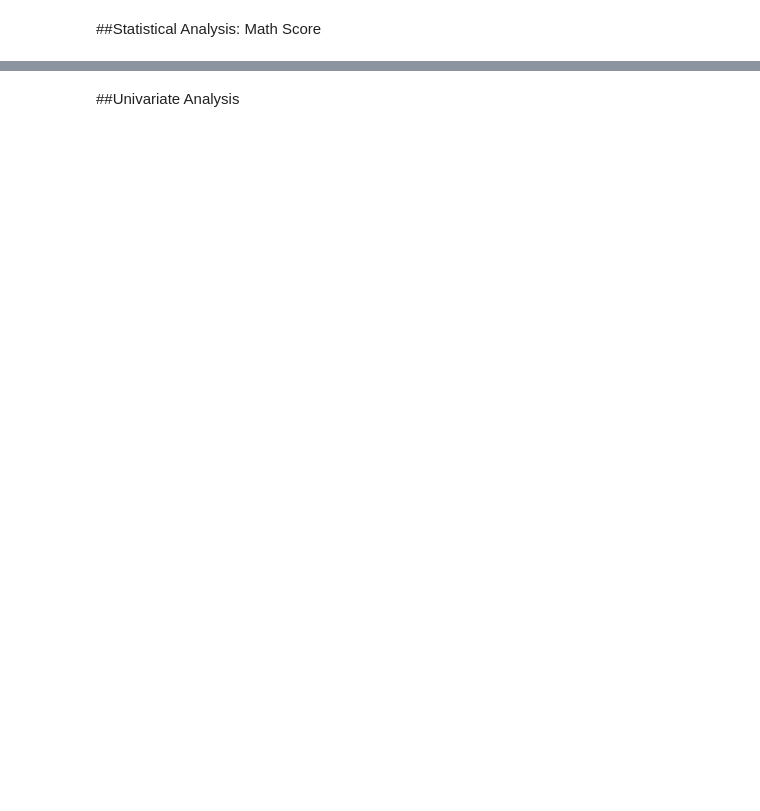
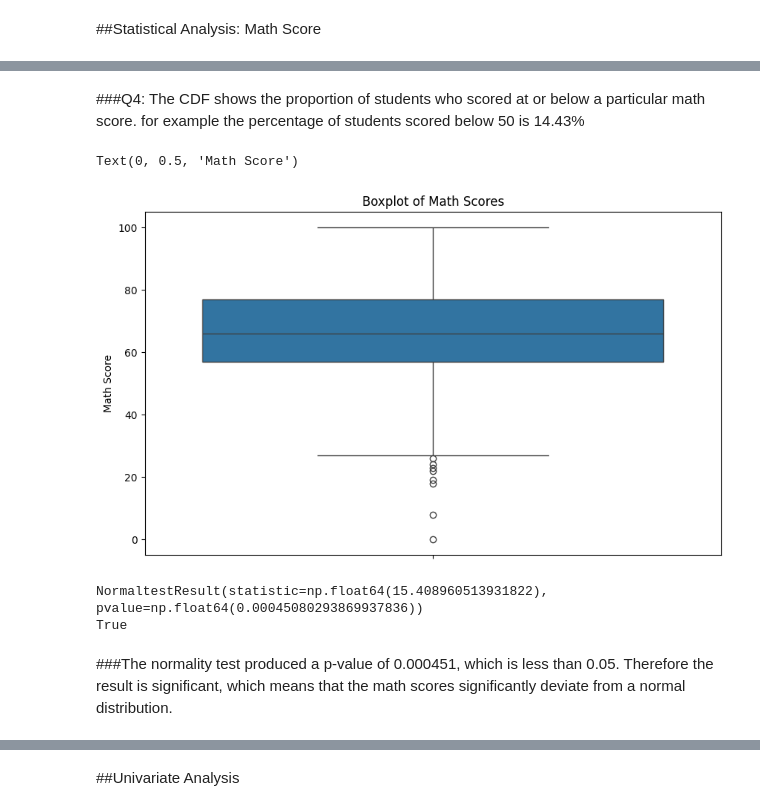
Before and after one commit to YousefHanna20/Student-Performance-EDA, a Jupyter notebook: Student_Performance_EDA.ipynb, the cells around one changed output, grey strips where cells are left out. Saved outputs shown, nothing was run; the diff lists cells and outputs as text; code cells hidden in the pictures; blank space fills up the shorter version.

```diff
--- a/Student_Performance_EDA.ipynb
+++ b/Student_Performance_EDA.ipynb
@@ -148,0 +308,21 @@ Overall, the dataset is clean and ready for further exploratory data analysis.
+# %% [markdown]
+###Q4: The CDF shows the proportion of students who scored at or below a particular math score. for example the percentage of students scored below 50 is 14.43%
+# %%
+#Creating a Boxplot of math score
+fig,ax =plt.subplots(figsize =(10,6))
+sns.boxplot(data =df ,y ='math_score')
+ax.set_title('Boxplot of Math Scores')
+ax.set_ylabel('Math Score')
+# %% [output]
+Text(0, 0.5, 'Math Score')
+[figure, added]
+# %%
+#Normality test
+result =stats.normaltest(df['math_score'])
+print(result)
+print(result.pvalue < 0.05)
+# %% [output]
+NormaltestResult(statistic=np.float64(15.408960513931822), pvalue=np.float64(0.00045080293869937836))
+True
+# %% [markdown]
+###The normality test produced a p-value of 0.000451, which is less than 0.05. Therefore the result is significant, which means  that the math scores significantly deviate from a normal distribution.
```
Also changed, not shown: parts of 16 cells of this notebook.
